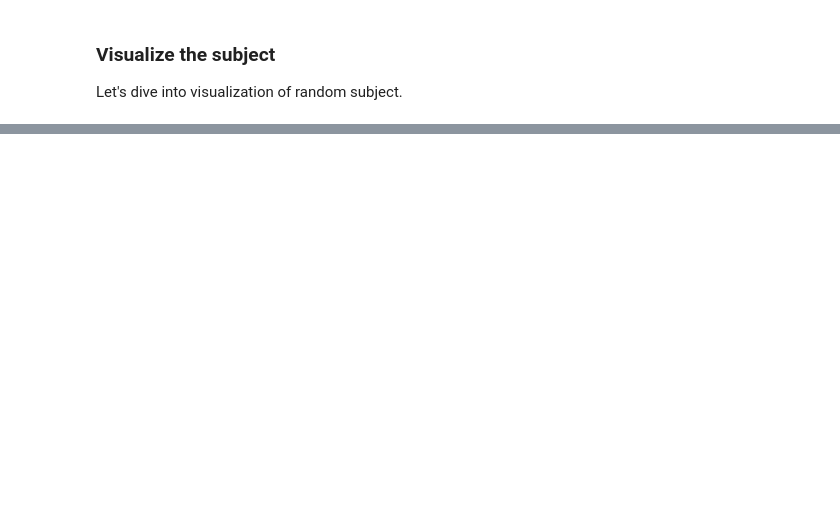
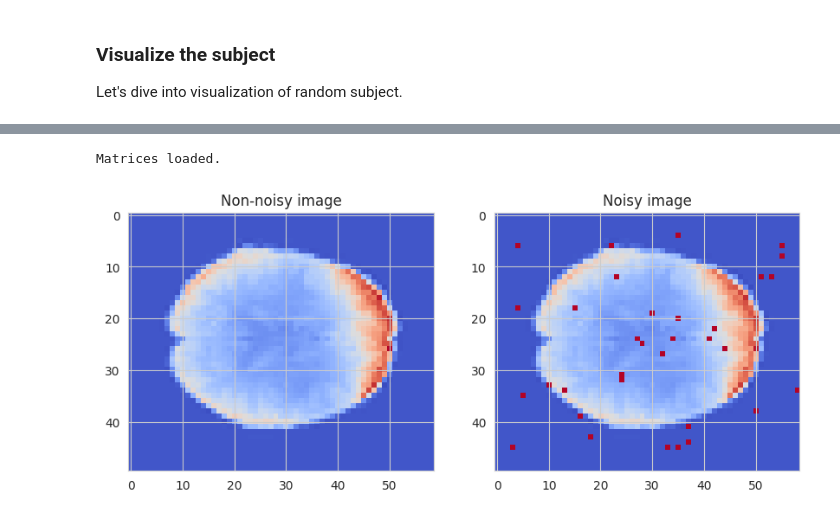
Before and after one commit to ludekcizinsky/fMRI-dimensionality-reduction, a Jupyter notebook: run.ipynb, the cells around one changed output, grey strips where cells are left out. Saved outputs shown, nothing was run; the diff lists cells and outputs as text; code cells hidden in the pictures; blank space fills up the shorter version.

```diff
--- a/run.ipynb
+++ b/run.ipynb
@@ -102,0 +131,48 @@ Let's dive into visualization of random subject.
+# %%
+# Now we choose a TR
+TR = round(IPS/2)
+
+# and a slice
+sel_slice = round(N_SLICES/2)
+
+# Now we import each NIFTI image as numpy matrix, then select desired TR+slice
+matrices = []
+for i in range(N_SUBJECTS):
+    img_i = nib.load(data.func[i])
+    mat_i = img_i.get_fdata()
+    #print(f"Upload of subject {i} completed...")
+    matrices.append(mat_i[:,:,sel_slice, TR])
+print("Matrices loaded.")
+# %% [output]
+Matrices loaded.
+# %%
+# Add salt (white) noise by randomly setting some pixels of the matrix to the maximum value (255)
+salt_int = np.max(matrices[:])  # Max pixel value
+salt_p = 0.01  # Probability of adding the noise
+
+# Iterate over pixels and matrices
+noisy_mats = []
+for k in range(N_SUBJECTS):
+    noisy_mat = np.copy(matrices[k])
+    for i in range(noisy_mat.shape[0]):
+        for j in range(noisy_mat.shape[1]):
+            if random.random() < salt_p:
+                noisy_mat[i,j] = salt_int
+    noisy_mats.append(noisy_mat)
+# %%
+# Evaluate the result on a random subject
+subj_i = np.random.randint(0, N_SUBJECTS-1)
+fig, (ax1, ax2) = plt.subplots(1, 2, figsize=(10, 5))
+
+# Plot the non-noisy image
+ax1.imshow(matrices[subj_i], cmap = 'coolwarm')
+ax1.set_title('Non-noisy image')
+
+# Plot the noisy image
+ax2.imshow(noisy_mats[subj_i], cmap = 'coolwarm')
+ax2.set_title('Noisy image')
+
+# Adjust layout and show plots
+plt.show()
+# %% [output]
+[figure, added]
```
Also changed, not shown: parts of 7 cells of this notebook.
